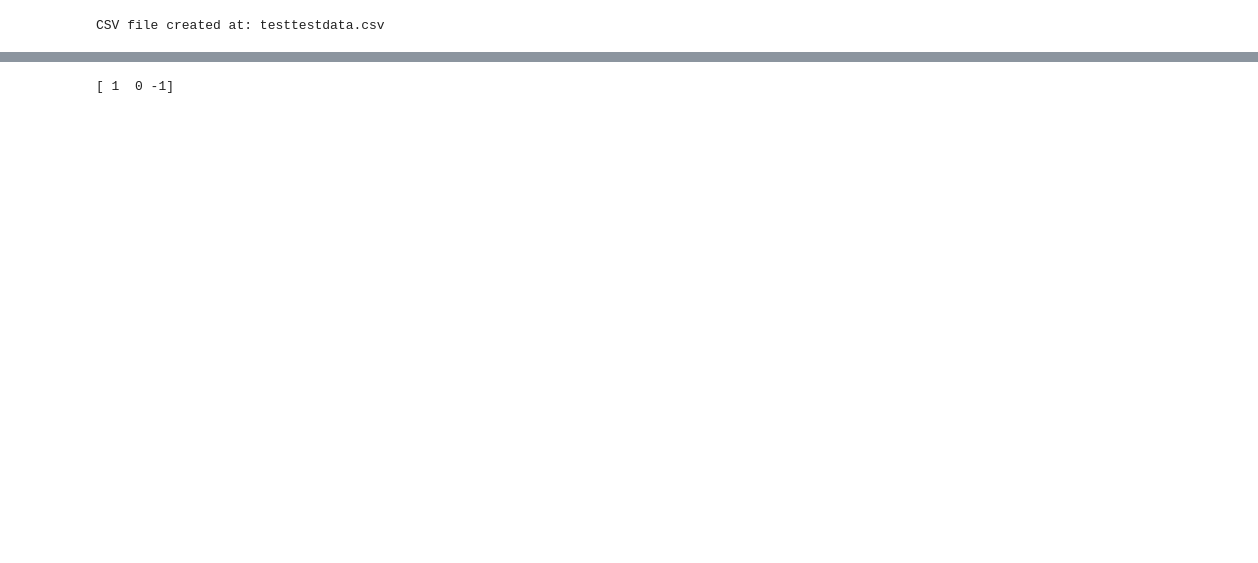
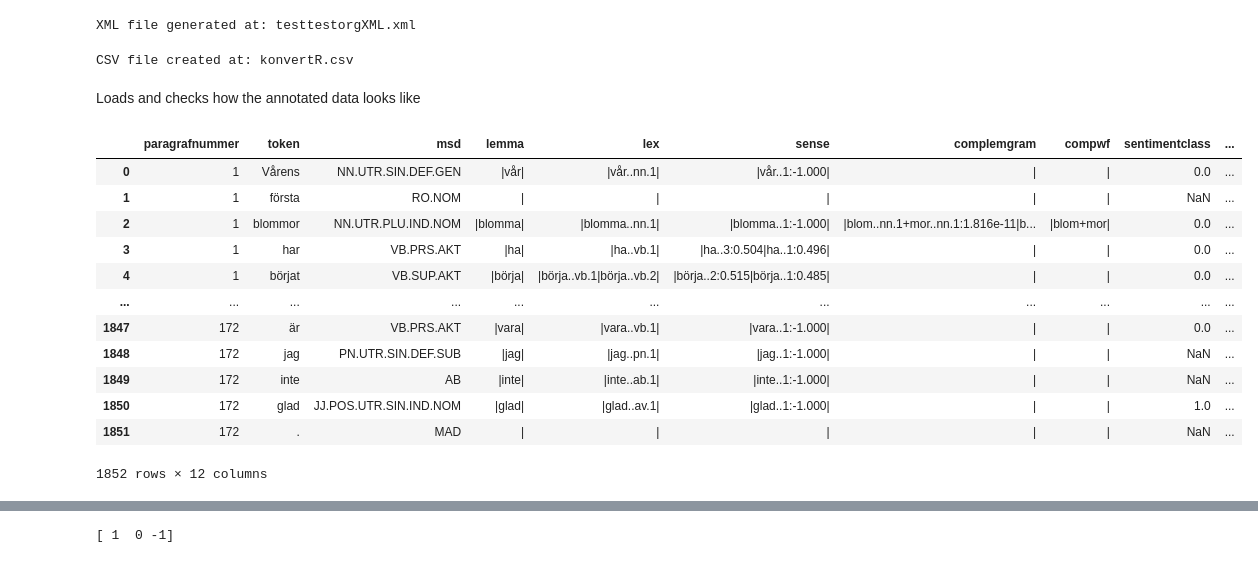
Before and after one commit to richi1998/Master-Thesis, a Jupyter notebook: koden/LEXICON-TESTDATA.ipynb, the cells around one changed output, grey strips where cells are left out. Drawn from its saved outputs; the diff is of its cells as text; code cells hidden in the pictures; blank space fills up the shorter version.

Commit message:
Fixade lite med konvertering och rensning

```diff
--- a/koden/LEXICON-TESTDATA.ipynb
+++ b/koden/LEXICON-TESTDATA.ipynb
@@ -1,9 +9,55 @@
+# %%
+
+def csv_to_xmlFile(csv_file, xml_file):
+    # Create a new XML document
+    doc = Document()
+
+    # XML declaration is added automatically with minidom
+    # Create the root element
+    root = doc.createElement('root')
+    doc.appendChild(root)
+
+    # Open and read the CSV file
+    with open(csv_file, 'r', encoding='utf-8') as csvfile:
+        csvreader = csv.reader(csvfile)
+
+        for row in csvreader:
+            if len(row) < 3:
+                continue  # Skip rows with less than 3 columns
+
+            middle_column_text = row[1]
+
+            # Create a 'row' element for each row in the CSV
+            row_element = doc.createElement('row')
+            root.appendChild(row_element)
+
+            # Assuming the dynamic tag name and value from the middle column is desired
+            custom_tag = doc.createElement(middle_column_text)
+            custom_tag_text = doc.createTextNode(middle_column_text)
+            custom_tag.appendChild(custom_tag_text)
+
+            row_element.appendChild(custom_tag)
+
+    # Generate the formatted XML string
+    xml_str = doc.toprettyxml(indent="    ")  # Adjust indent as necessary
+
+    # Write the XML to a file
+    with open(xml_file, 'w', encoding='utf-8') as xmlf:
+        xmlf.write(xml_str)
+
+# Specify the CSV and XML file paths
+csv_file_path = 'testtestorg.csv'
+xml_file_path = 'testtestorgXML.xml'
+
+# Generate the XML
+csv_to_xmlFile(csv_file_path, xml_file_path)
+
+print(f"XML file generated at: {xml_file_path}")
+# %% [output]
+XML file generated at: testtestorgXML.xml
 # %%
-import xml.etree.ElementTree as ET
-import pandas as pd
-import numpy as np
 
-def xml_to_csv(xml_path):
+def xml_to_csvFile(xml_path):
     tree = ET.parse(xml_path)
     root = tree.getroot()
 
@@ -42,11 +96,28 @@ def xml_to_csv(xml_path):
 
 
 # Use the function
-xml_path = 'testtestdata.xml'
-csv_path = xml_to_csv(xml_path)
+xml_path = 'konvertR.xml'
+csv_path = xml_to_csvFile(xml_path)
 print(f"CSV file created at: {csv_path}")
 # %% [output]
-CSV file created at: testtestdata.csv
+CSV file created at: konvertR.csv
+# %% [markdown]
+Loads and checks how the annotated data looks like
 # %%
 testtestdata_df= pd.read_csv(csv_path, encoding='utf-8')
-testtestorg_df=pd.read_csv('testtestorg.csv', header=None, names=['paragrafnummer', 'sentence', 'category'], encoding='utf-8')
+testtestorg_df=pd.read_csv('testtestorg.csv', header=None, names=['sentimentannotation', 'sentence', 'category'], encoding='utf-8')
+testtestdata_df
+# %% [output]
+|  | paragrafnummer | token | msd | lemma | lex | sense | complemgram | compwf | sentimentclass | ... |
+| 0 | 1 | Vårens | NN.UTR.SIN.DEF.GEN | |vår| | |vår..nn.1| | |vår..1:-1.000| | | | | | 0.0 | ... |
+| 1 | 1 | första | RO.NOM | | | | | | | | | | | NaN | ... |
+| 2 | 1 | blommor | NN.UTR.PLU.IND.NOM | |blomma| | |blomma..nn.1| | |blomma..1:-1.000| | |blom..nn.1+mor..nn.1:1.816e-11|b... | |blom+mor| | 0.0 | ... |
+| 3 | 1 | har | VB.PRS.AKT | |ha| | |ha..vb.1| | |ha..3:0.504|ha..1:0.496| | | | | | 0.0 | ... |
+| 4 | 1 | börjat | VB.SUP.AKT | |börja| | |börja..vb.1|börja..vb.2| | |börja..2:0.515|börja..1:0.485| | | | | | 0.0 | ... |
+| ... | ... | ... | ... | ... | ... | ... | ... | ... | ... | ... |
+| 1847 | 172 | är | VB.PRS.AKT | |vara| | |vara..vb.1| | |vara..1:-1.000| | | | | | 0.0 | ... |
+| 1848 | 172 | jag | PN.UTR.SIN.DEF.SUB | |jag| | |jag..pn.1| | |jag..1:-1.000| | | | | | NaN | ... |
+| 1849 | 172 | inte | AB | |inte| | |inte..ab.1| | |inte..1:-1.000| | | | | | NaN | ... |
+| 1850 | 172 | glad | JJ.POS.UTR.SIN.IND.NOM | |glad| | |glad..av.1| | |glad..1:-1.000| | | | | | 1.0 | ... |
+| 1851 | 172 | . | MAD | | | | | | | | | | | NaN | ... |
+1852 rows × 12 columns
```
Also changed, not shown: parts of 22 cells of this notebook, 17 other files.
